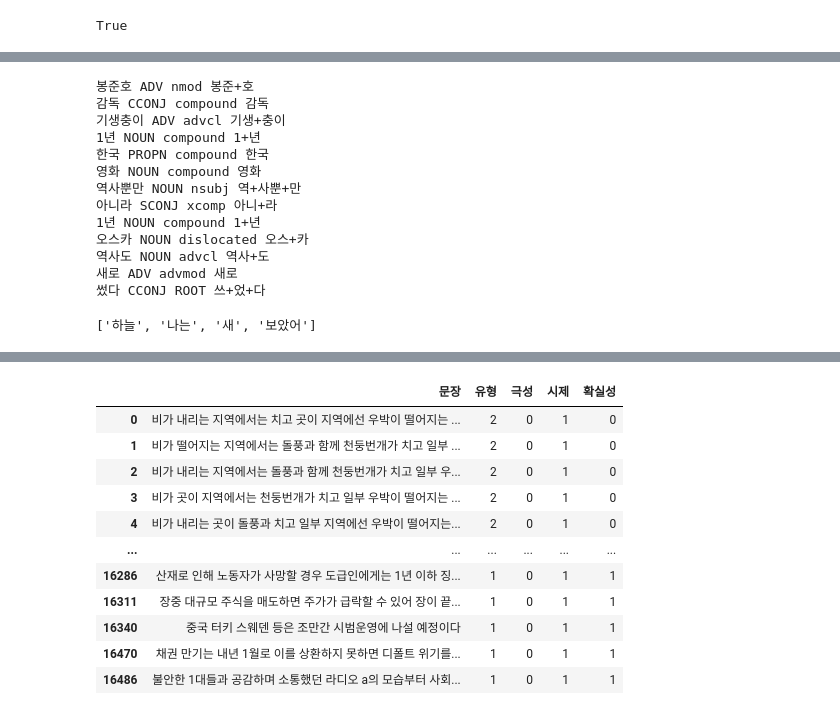
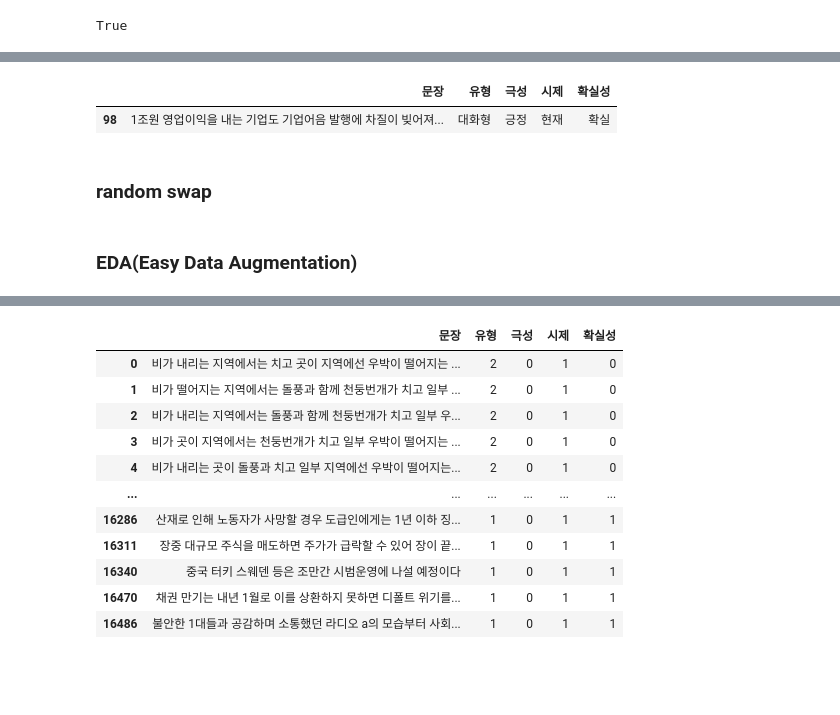
Before and after one commit to wonjonghy/cp2-competition, a Jupyter notebook: aug_rs_rd_tot.ipynb, the cells around one changed output, grey strips where cells are left out. Cells and saved outputs as stored; diff of their text form; code cells hidden in the pictures; blank space fills up the shorter version.

```diff
--- a/aug_rs_rd_tot.ipynb
+++ b/aug_rs_rd_tot.ipynb
@@ -287,25 +300,16 @@ for token in doc:
 # %%
-doc = nlp("봉준호 감독 기생충이 1년 한국 영화 역사뿐만 아니라 1년 오스카 역사도 새로 썼다")
+doc = nlp(df_train.iloc[[98]]['문장'][98])
 for token in doc:
     print(token.text, token.pos_, token.dep_, token.lemma_)
-# %% [output]
-봉준호 ADV nmod 봉준+호
-감독 CCONJ compound 감독
-기생충이 ADV advcl 기생+충이
-1년 NOUN compound 1+년
-한국 PROPN compound 한국
-영화 NOUN compound 영화
-역사뿐만 NOUN nsubj 역+사뿐+만
-아니라 SCONJ xcomp 아니+라
-1년 NOUN compound 1+년
-오스카 NOUN dislocated 오스+카
-역사도 NOUN advcl 역사+도
-새로 ADV advmod 새로
-썼다 CCONJ ROOT 쓰+었+다
+# %%
+df_train.iloc[[98]]
+# %% [output]
+|  | 문장 | 유형 | 극성 | 시제 | 확실성 |
+| 98 | 1조원 영업이익을 내는 기업도 기업어음 발행에 차질이 빚어져... | 대화형 | 긍정 | 현재 | 확실 |
 # %%
-random_deletion(doc, 0)
+random_deletion(doc, 0.5)
-# %% [output]
-['하늘', '나는', '새', '보았어']
+# %% [markdown]
+### random swap
 # %%
 def random_swap(words, n):
 	new_words = words.copy()
@@ -328,3 +332,5 @@ def swap_word(new_words):
 
 		new_words[random_idx_1], new_words[random_idx_2] = new_words[random_idx_2], new_words[random_idx_1]
 	return new_words
+# %% [markdown]
+### EDA(Easy Data Augmentation)
```
Also changed, not shown: parts of 30 cells of this notebook, 3 other files.
